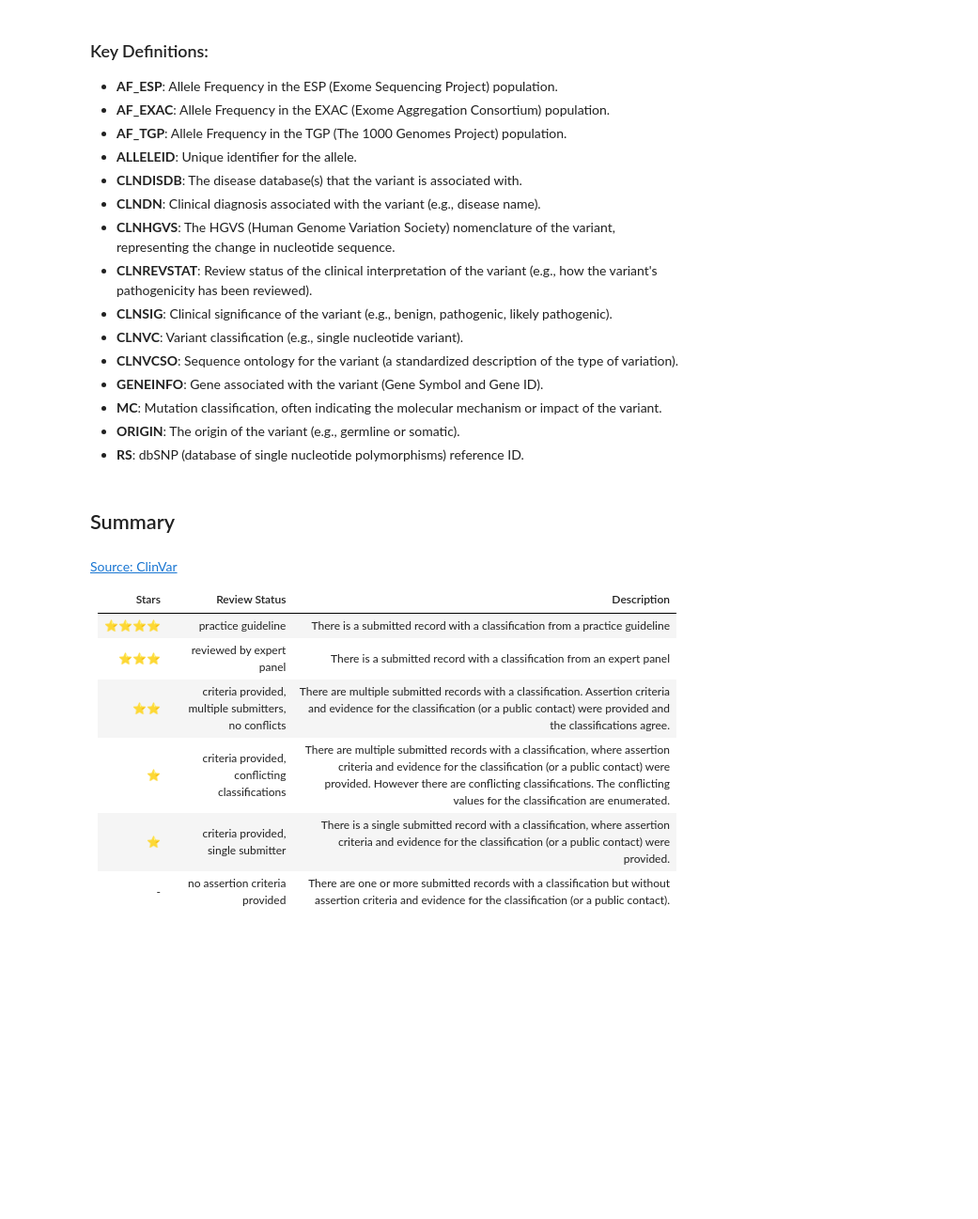
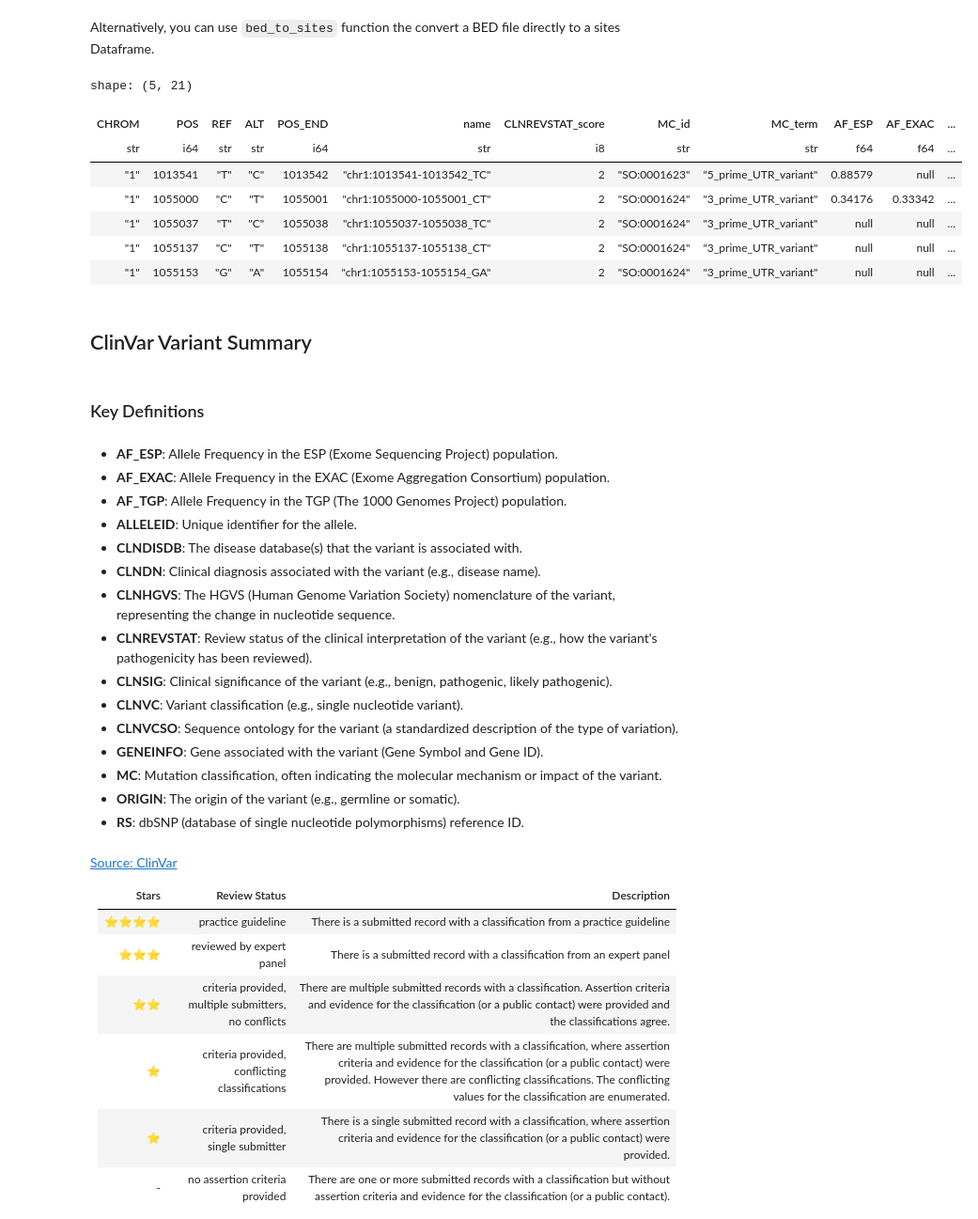
Before and after one commit to bschilder/VEP_DNA, a Jupyter notebook: notebooks/UTRVar.ipynb, the cells around one changed output. Shown at 94% size. Saved outputs shown, nothing was run; the diff lists cells and outputs as text; code cells hidden in the pictures; blank space fills up the shorter version.

```diff
--- a/notebooks/UTRVar.ipynb
+++ b/notebooks/UTRVar.ipynb
@@ -111,6 +119,23 @@ shape: (5, 22)
+# %% [markdown]
+Alternatively, you can use `bed_to_sites` function the convert a BED file directly to a sites Dataframe.
+# %%
+sites = cv.bed_to_sites(bed)
+
+sites.head()
+# %% [output]
+shape: (5, 21)
+| CHROM | POS | REF | ALT | POS_END | name | CLNREVSTAT_score | MC_id | MC_term | AF_ESP | AF_EXAC | ... |
+| str | i64 | str | str | i64 | str | i8 | str | str | f64 | f64 | ... |
+| "1" | 1013541 | "T" | "C" | 1013542 | "chr1:1013541-1013542_TC" | 2 | "SO:0001623" | "5_prime_UTR_variant" | 0.88579 | null | ... |
+| "1" | 1055000 | "C" | "T" | 1055001 | "chr1:1055000-1055001_CT" | 2 | "SO:0001624" | "3_prime_UTR_variant" | 0.34176 | 0.33342 | ... |
+| "1" | 1055037 | "T" | "C" | 1055038 | "chr1:1055037-1055038_TC" | 2 | "SO:0001624" | "3_prime_UTR_variant" | null | null | ... |
+| "1" | 1055137 | "C" | "T" | 1055138 | "chr1:1055137-1055138_CT" | 2 | "SO:0001624" | "3_prime_UTR_variant" | null | null | ... |
+| "1" | 1055153 | "G" | "A" | 1055154 | "chr1:1055153-1055154_GA" | 2 | "SO:0001624" | "3_prime_UTR_variant" | null | null | ... |
+# %% [markdown]
+## ClinVar Variant Summary
+# %% [markdown]
+### Key Definitions
 # %% [markdown]
-### Key Definitions:
-
 - **AF_ESP**: Allele Frequency in the ESP (Exome Sequencing Project) population.
 - **AF_EXAC**: Allele Frequency in the EXAC (Exome Aggregation Consortium) population.
 - **AF_TGP**: Allele Frequency in the TGP (The 1000 Genomes Project) population.
@@ -126,8 +151,6 @@ shape: (5, 22)
 - **MC**: Mutation classification, often indicating the molecular mechanism or impact of the variant.
 - **ORIGIN**: The origin of the variant (e.g., germline or somatic).
 - **RS**: dbSNP (database of single nucleotide polymorphisms) reference ID.
-# %% [markdown]
-## Summary
 # %% [markdown]
 [Source: ClinVar](https://www.ncbi.nlm.nih.gov/clinvar/docs/review_status/)
 
```
Also changed, not shown: parts of 29 cells of this notebook, 2 other files.
